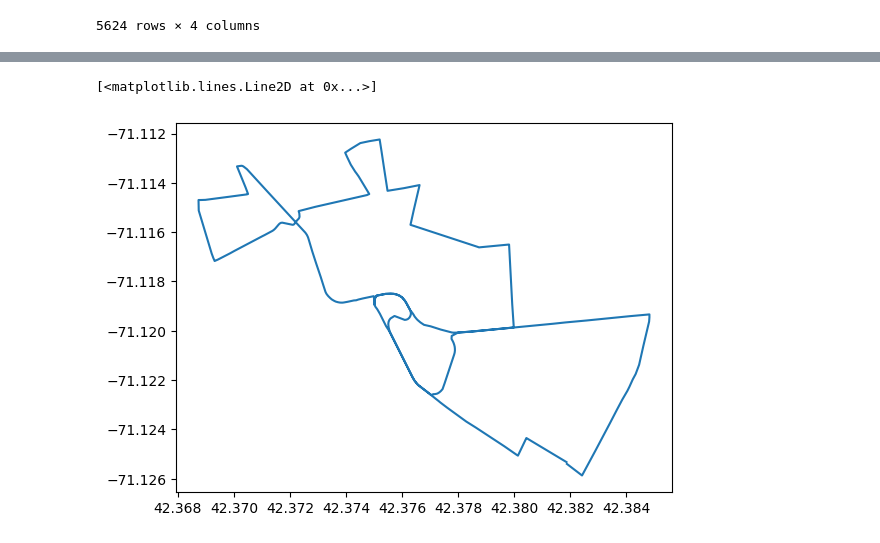
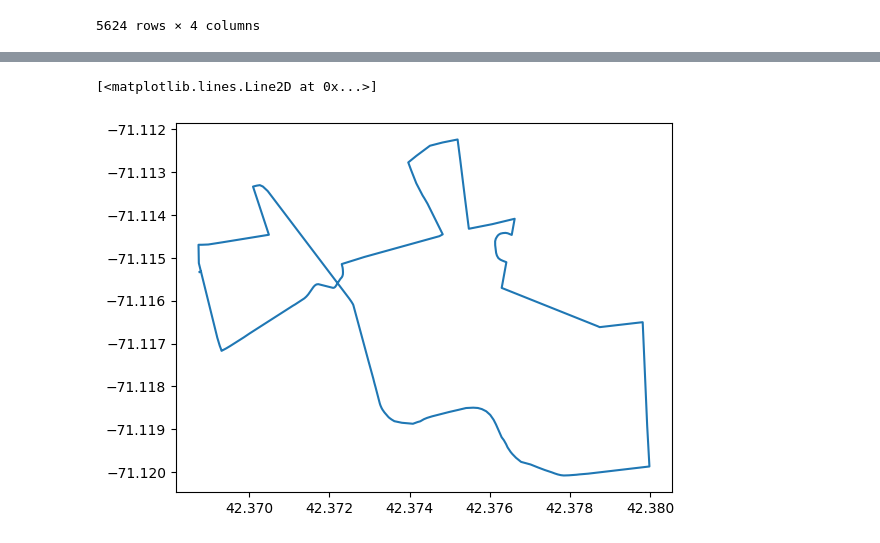
Before and after one commit to iliang1234/CS178-Passio-Go, a Jupyter notebook: test.ipynb, the cells around one changed output, grey strips where cells are left out. Cells and saved outputs as stored; diff of their text form; code cells hidden in the pictures.

```diff
--- a/test.ipynb
+++ b/test.ipynb
@@ -60,8 +82,8 @@ set(df_shapes['shape_id'])
 # %%
-shape = df_shapes[df_shapes['shape_id']==48686]
+shape = df_shapes[df_shapes['shape_id']==48167]
 lat = list(shape['shape_pt_lat'])
 long = list(shape['shape_pt_lon'])
 plt.plot(lat, long)
 # %% [output]
 [<matplotlib.lines.Line2D at 0x...>]
-[figure, old version]
+[figure, new version]
```
Also changed, not shown: parts of 4 cells of this notebook, 18 other files.
